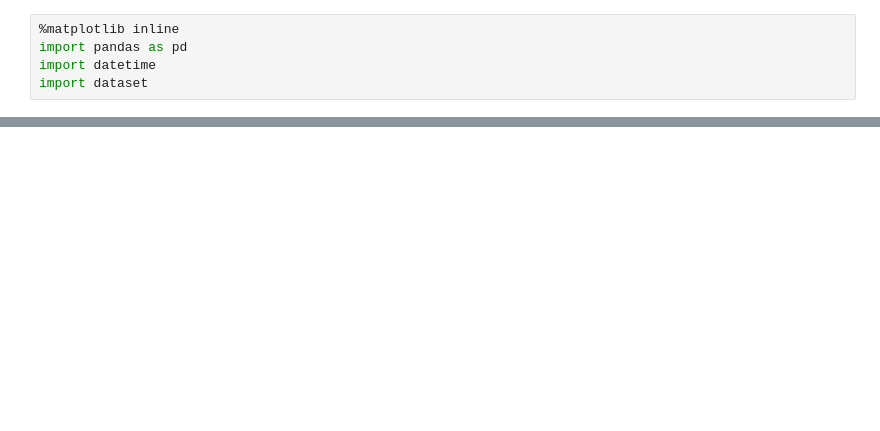
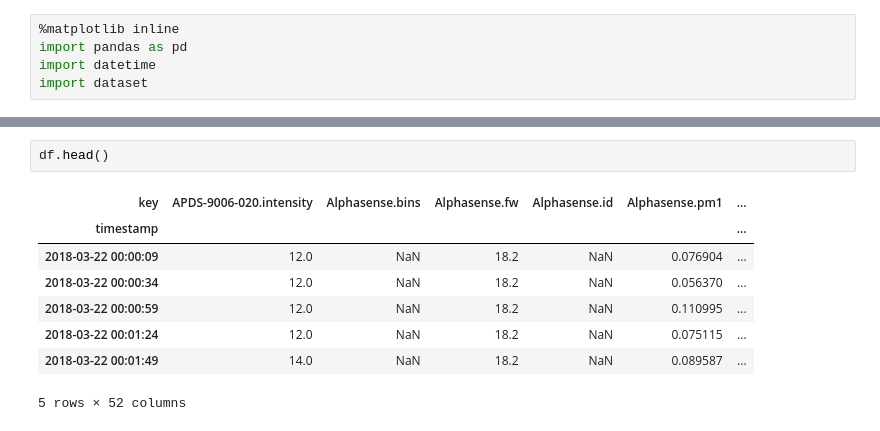
Before and after one commit to seanshahkarami/waggle-notebooks, a Jupyter notebook: Combined Plotting.ipynb, the cells around one changed output, grey strips where cells are left out. Drawn from its saved outputs; the diff is of its cells as text; blank space fills up the shorter version.

```diff
--- a/Combined Plotting.ipynb
+++ b/Combined Plotting.ipynb
@@ -68,0 +71,11 @@ show_plots(df.resample('5Min').mean())
+# %%
+df.head()
+# %% [output]
+| key | APDS-9006-020.intensity | Alphasense.bins | Alphasense.fw | Alphasense.id | Alphasense.pm1 | ... |
+| timestamp |  |  |  |  |  | ... |
+| 2018-03-22 00:00:09 | 12.0 | NaN | 18.2 | NaN | 0.076904 | ... |
+| 2018-03-22 00:00:34 | 12.0 | NaN | 18.2 | NaN | 0.056370 | ... |
+| 2018-03-22 00:00:59 | 12.0 | NaN | 18.2 | NaN | 0.110995 | ... |
+| 2018-03-22 00:01:24 | 12.0 | NaN | 18.2 | NaN | 0.075115 | ... |
+| 2018-03-22 00:01:49 | 14.0 | NaN | 18.2 | NaN | 0.089587 | ... |
+5 rows × 52 columns
```
Also changed, not shown: parts of 2 cells of this notebook, 1 other file.
